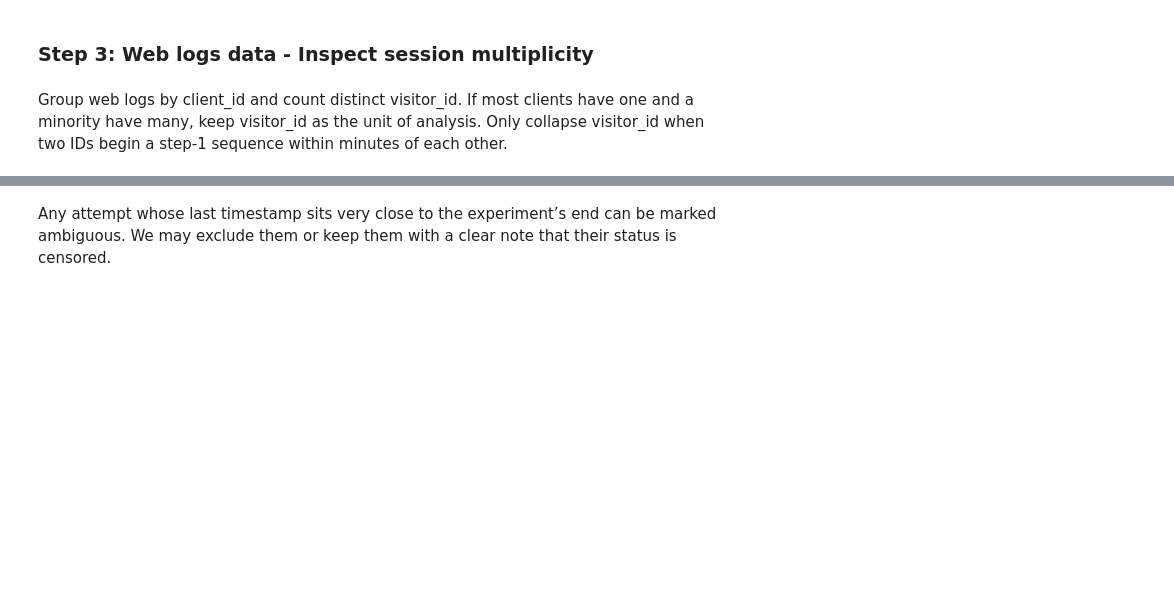
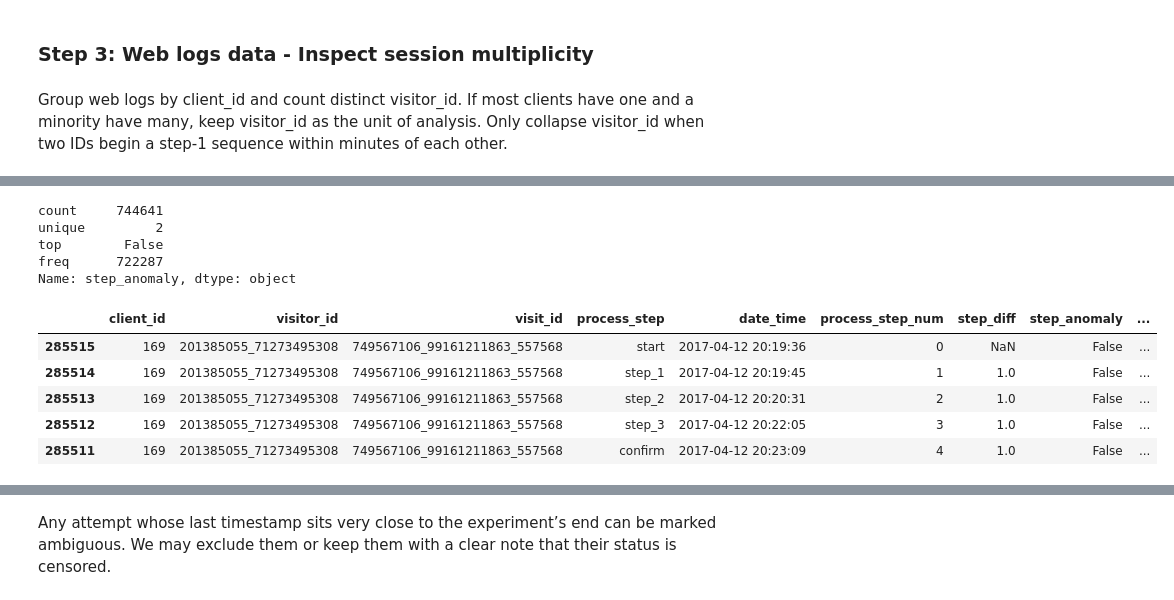
Before and after one commit to ChVlachakis/house-greyjoy, a Jupyter notebook: notebooks/data_import_meriem.ipynb, the cells around one changed output, grey strips where cells are left out. Drawn from its saved outputs; the diff is of its cells as text; code cells hidden in the pictures; blank space fills up the shorter version.

```diff
--- a/notebooks/data_import_meriem.ipynb
+++ b/notebooks/data_import_meriem.ipynb
@@ -212,0 +202,13 @@ Within each sorted sequence, compute time between steps, derive a success flag p
+# %%
+# we need to convert the process_step series into a numercial one
+step_map = {
+    "start": 0,
+    "step_1": 1,
+    "step_2": 2,
+    "step_3": 3,
+    "confirm": 4,
+}
+
+final_web_data_df["process_step_num"] = final_web_data_df["process_step"].map(step_map)
+
+final_web_data_df["process_step_num"].isna().sum()
@@ -212,0 +217,8 @@ Within each sorted sequence, compute time between steps, derive a success flag p
+# %%
+# creating a new column that shows the step changes each time. We can accept any step change that is between -1 and +1, but not bigger sudden changes.
+final_web_data_df["step_diff"] = (
+    final_web_data_df
+    .groupby(["client_id", "visitor_id"])["process_step_num"]
+    .diff()
+)
+final_web_data_df[["client_id", "visitor_id", "process_step_num", "step_diff"]].head(10)
@@ -212,0 +253,8 @@ Within each sorted sequence, compute time between steps, derive a success flag p
+# %%
+final_web_data_df["step_anomaly"].describe()
+# %% [output]
+count     744641
+unique         2
+top        False
+freq      722287
+Name: step_anomaly, dtype: object
@@ -212,0 +263,22 @@ Within each sorted sequence, compute time between steps, derive a success flag p
+# %%
+# now we build the duration per attempt
+clean_web_data_df = final_web_data_df.copy()
+
+clean_web_data_df["next_time"] = (
+    clean_web_data_df
+    .groupby(["client_id", "visitor_id"])["date_time"]
+    .shift(-1)
+)
+
+clean_web_data_df["duration_seconds"] = (
+    clean_web_data_df["next_time"] - clean_web_data_df["date_time"]
+).dt.total_seconds()
+
+clean_web_data_df.head(5)
+# %% [output]
+|  | client_id | visitor_id | visit_id | process_step | date_time | process_step_num | step_diff | step_anomaly | ... |
+| 285515 | 169 | 201385055_71273495308 | 749567106_99161211863_557568 | start | 2017-04-12 20:19:36 | 0 | NaN | False | ... |
+| 285514 | 169 | 201385055_71273495308 | 749567106_99161211863_557568 | step_1 | 2017-04-12 20:19:45 | 1 | 1.0 | False | ... |
+| 285513 | 169 | 201385055_71273495308 | 749567106_99161211863_557568 | step_2 | 2017-04-12 20:20:31 | 2 | 1.0 | False | ... |
+| 285512 | 169 | 201385055_71273495308 | 749567106_99161211863_557568 | step_3 | 2017-04-12 20:22:05 | 3 | 1.0 | False | ... |
+| 285511 | 169 | 201385055_71273495308 | 749567106_99161211863_557568 | confirm | 2017-04-12 20:23:09 | 4 | 1.0 | False | ... |
```
Also changed, not shown: parts of 32 cells of this notebook.
